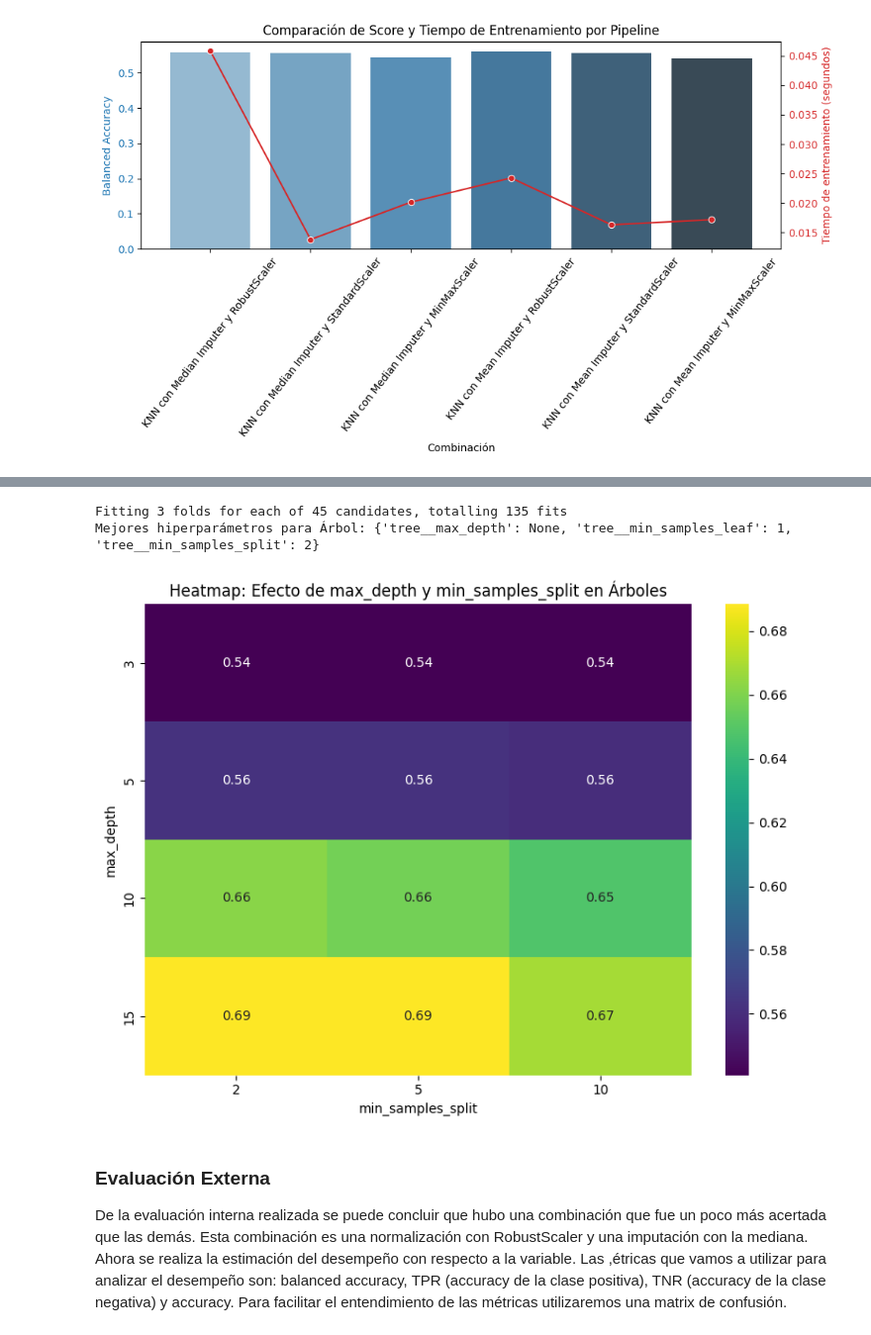
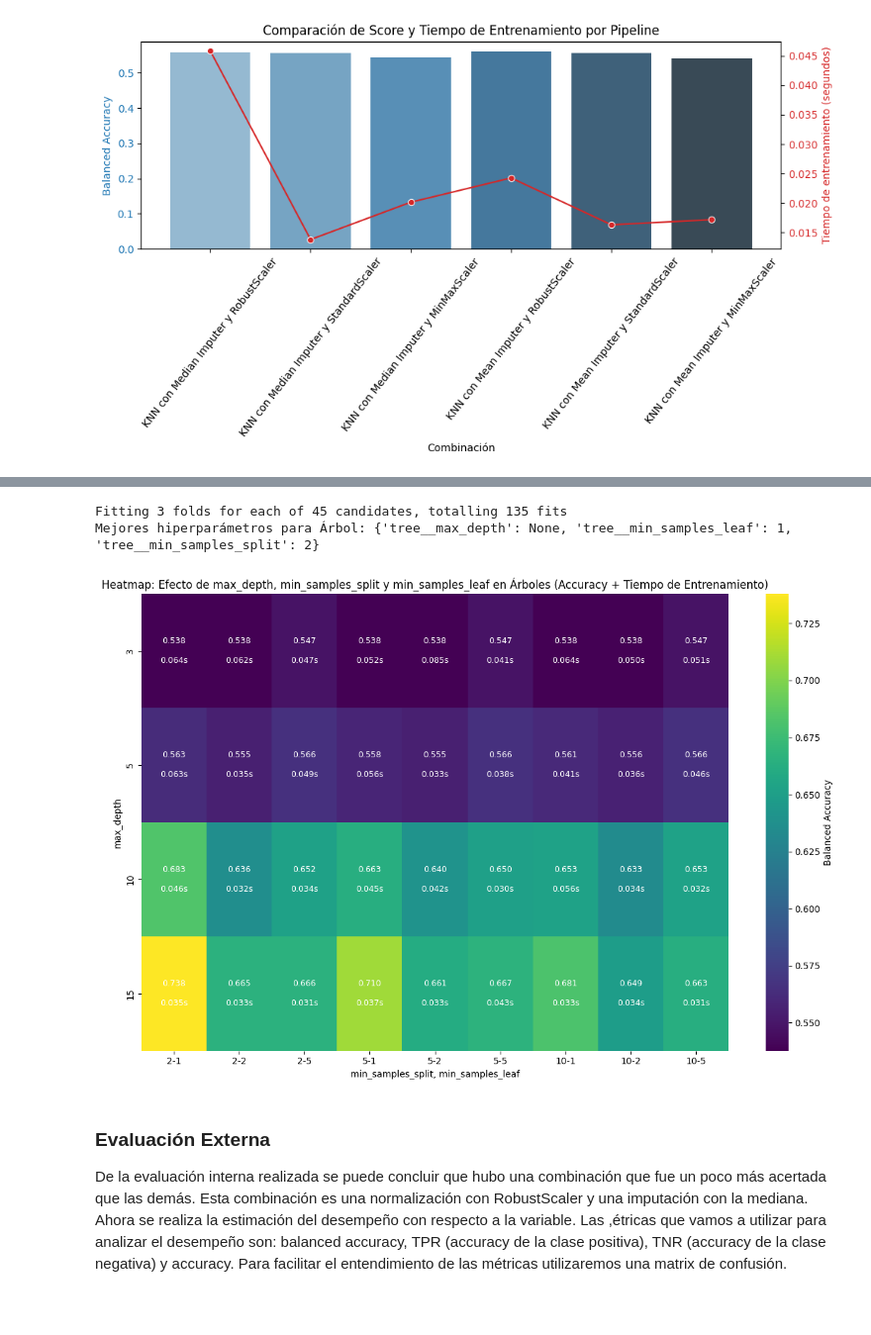
Before and after one commit to 100485446-UC3M/Primera_Practica_Machine_Learning_Grupo16, a Jupyter notebook: Predicciones.ipynb, the cells around one changed output, grey strips where cells are left out. Shown at 99% size. Saved outputs shown, nothing was run; the diff lists cells and outputs as text; code cells hidden in the pictures; blank space fills up the shorter version.

Commit message:
Gráfico de resultados con árboles

```diff
--- a/Predicciones.ipynb
+++ b/Predicciones.ipynb
@@ -495,46 +518,60 @@ best_pipeline_tree = Pipeline([
     ("scaler", best_scaler),
     ("tree", DecisionTreeClassifier())
 ])
 
 param_grid_tree = {
     "tree__max_depth": [3, 5, 10, 15, None],  # Profundidad máxima
     "tree__min_samples_split": [2, 5, 10],  # Mínimo de muestras para dividir
     "tree__min_samples_leaf": [1, 2, 5]  # Mínimo de muestras en una hoja
 }
 
 grid_search_tree = GridSearchCV(best_pipeline_tree, param_grid_tree, cv=3, n_jobs=-1, scoring="balanced_accuracy", verbose=3)
-start_time = time.time()
+
 grid_search_tree.fit(x_train, y_train)
-end_time = time.time()
-training_time = end_time - start_time
-print(f"Training time is equal to:{training_time}")
 
 print(f"Mejores hiperparámetros para Árbol: {grid_search_tree.best_params_}")
 
 best_model_tree = grid_search_tree.best_estimator_
 
 # Convertir los resultados del grid search para árboles a un DataFrame
 results_tree = pd.DataFrame(grid_search_tree.cv_results_)
 
-# Para simplificar, se puede analizar el efecto de 'max_depth' y 'min_samples_split'
-# Crear una tabla pivote: Filas: max_depth, Columnas: min_samples_split, Valores: balanced_accuracy promedio
-pivot_tree = results_tree.pivot_table(
+# Create pivot tables for accuracy and training time
+pivot_accuracy = results_tree.pivot_table(
     index='param_tree__max_depth',
-    columns='param_tree__min_samples_split',
+    columns=['param_tree__min_samples_split', 'param_tree__min_samples_leaf'],
     values='mean_test_score'
 )
 
-plt.figure(figsize=(8, 6))
-sns.heatmap(pivot_tree, annot=True, cmap="viridis")
-plt.title("Heatmap: Efecto de max_depth y min_samples_split en Árboles")
-plt.xlabel("min_samples_split")
+pivot_time = results_tree.pivot_table(
+    index='param_tree__max_depth',
+    columns=['param_tree__min_samples_split', 'param_tree__min_samples_leaf'],
+    values='mean_fit_time'
+)
+
+# Plot the accuracy heatmap
+plt.figure(figsize=(12, 8))
+ax = sns.heatmap(pivot_accuracy, annot=False, fmt='.3f', cmap="viridis", cbar_kws={'label': 'Balanced Accuracy'})
+
+# Add training time annotations
+for i in range(pivot_accuracy.shape[0]):
+    for j in range(pivot_accuracy.shape[1]):
+        accuracy = pivot_accuracy.iloc[i, j]
+        time = pivot_time.iloc[i, j]
+        ax.text(j + 0.5, i + 0.5, f"{accuracy:.3f}\n\n{time:.3f}s", ha='center', va='center', color='white', fontsize=9)
+
+# Titles and labels
+plt.title("Heatmap: Efecto de max_depth, min_samples_split y min_samples_leaf en Árboles (Accuracy + Tiempo de Entrenamiento)")
+plt.xlabel("min_samples_split, min_samples_leaf")
 plt.ylabel("max_depth")
 plt.tight_layout()
+
+# Show the plot
 plt.show()
 # %% [output]
 Fitting 3 folds for each of 45 candidates, totalling 135 fits
 Mejores hiperparámetros para Árbol: {'tree__max_depth': None, 'tree__min_samples_leaf': 1, 'tree__min_samples_split': 2}
-[figure, old version]
+[figure, new version]
 # %% [markdown]
 ### Evaluación Externa
 De la evaluación interna realizada se puede concluir que hubo una combinación que fue un poco más acertada que las demás. Esta combinación es una normalización con RobustScaler y una imputación con la mediana. Ahora se realiza la estimación del desempeño con respecto a la variable. Las ,étricas que vamos a utilizar para analizar el desempeño son: balanced accuracy, TPR (accuracy de la clase positiva), TNR (accuracy de la clase negativa) y accuracy. Para facilitar el entendimiento de las métricas utilizaremos una matrix de confusión.
```
Also changed, not shown: parts of 3 cells of this notebook.
